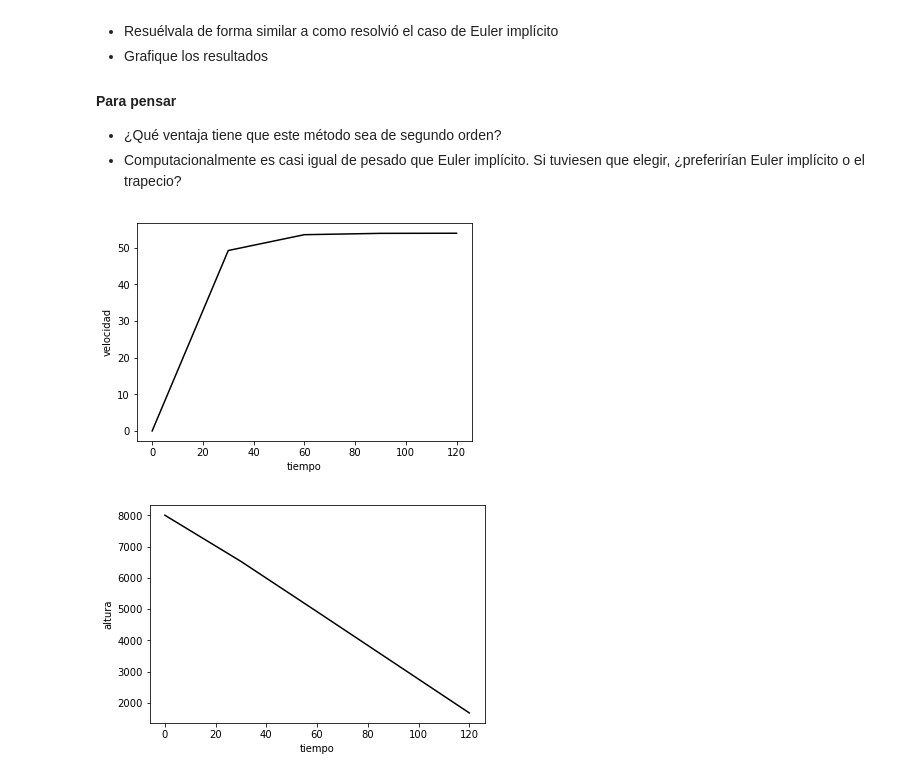
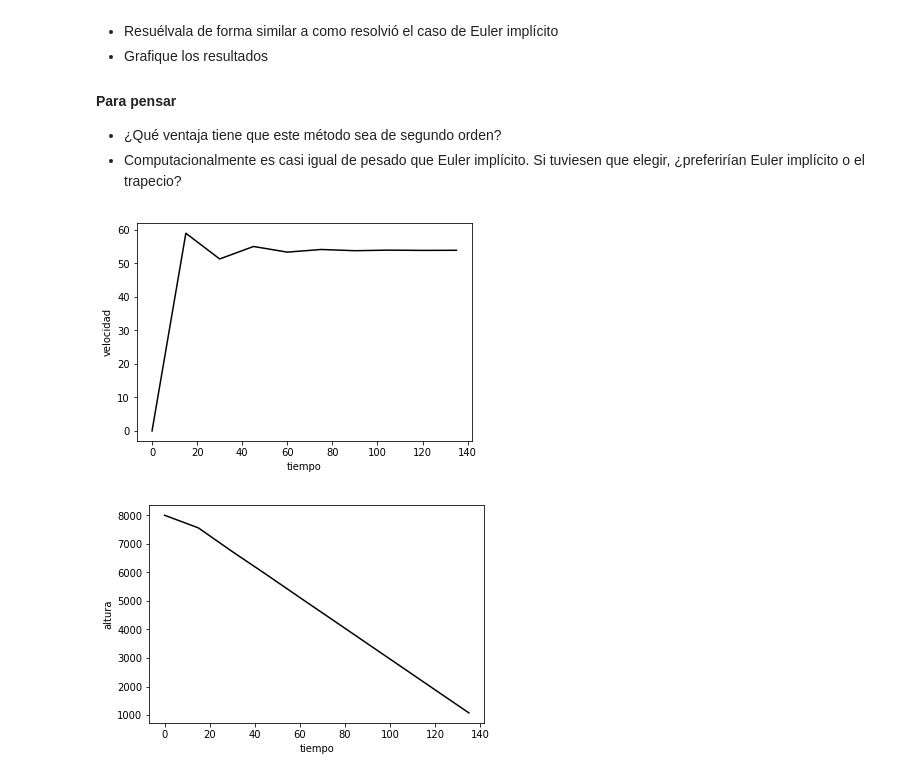
Before and after one commit to francotsf/Fundamentos-de-CFD, a Jupyter notebook: Lab_03/edo_implicito.ipynb, the cells around one changed output. Saved outputs shown, nothing was run; the diff lists cells and outputs as text; code cells hidden in the pictures.

```diff
--- a/Lab_03/edo_implicito.ipynb
+++ b/Lab_03/edo_implicito.ipynb
@@ -143,8 +143,11 @@ Resuelva el mismo problema usando el método del trapecio. Siga los siguientes p
 * Computacionalmente es casi igual de pesado que Euler implícito. Si tuviesen que elegir, ¿preferirían Euler implícito o el trapecio?
 # %%
 ### ALUMNO
-def f(v,alpha,m):
-    return -alpha*v/m+9.81
+def f(v2,v1,alpha,m):
+    return -alpha*(v1+v2)/(2*m)+9.81
+
+def velo_trap(v2,v1,alpha,dt,m):
+    return v2-v1+dt*(alpha*(v1**2+v2**2)/(2*m)-9.81)
 
 def caida_libre_trapecio(v0, h0, dt, tf, alpha, m):
     t = numpy.arange(0,tf,dt)
@@ -155,12 +158,8 @@ def caida_libre_trapecio(v0, h0, dt, tf, alpha, m):
     for i in range(len(t)-1):
         t[i+1] = t[i] + dt
         v1 = vel[i]
-        vel[i+1] = fsolve(velo,vel[i],args=(alpha,v1,dt,m))
-        vel[i+1] = vel[i] + dt*(f(v[i+1])+f(v[i]))/2     #recalculando con metodo trapecio
-        h1 = alt[i]
-        v2 = vel[i+1]
-        alt[i+1] = alt[i] + dt*v[i+1]
-        alt[i+1] = alt[i] + dt*(vel[i+1]+vel[i])/2
+        vel[i+1] = fsolve(velo_trap,vel[i],args=(v1,alpha,dt,m))
+        alt[i+1] = alt[i] - dt*(vel[i+1]+vel[i])/2
     return vel,alt,t
 # Hagan funcion para resolver con el metodo del trapecio
 # OJO: MUY parecido a Euler implicito. Copien y peguen eso aca para partir.
@@ -168,21 +167,21 @@ def caida_libre_trapecio(v0, h0, dt, tf, alpha, m):
 # %%
 v0 = 0.
 h0 = 8000.
 tf = 150.
-dt = 30
+dt = 15
 alpha = 0.27
 m = 80
-v,h,time = caida_libre_implicito(v0, h0, dt, tf, alpha, m)
+v,h,time = caida_libre_trapecio(v0, h0, dt, tf, alpha, m)
 
 plt.plot(time, v, c='k')
 plt.ylabel("velocidad")
 plt.xlabel("tiempo")
 plt.show()
 plt.clf()
 plt.plot(time, h, c='k')
 plt.ylabel("altura")
 plt.xlabel("tiempo")
 plt.show()
 # %% [output]
-[figure, old version]
+[figure, new version]
-[figure, old version]
+[figure, new version]
```
Also changed, not shown: parts of 4 cells of this notebook.
